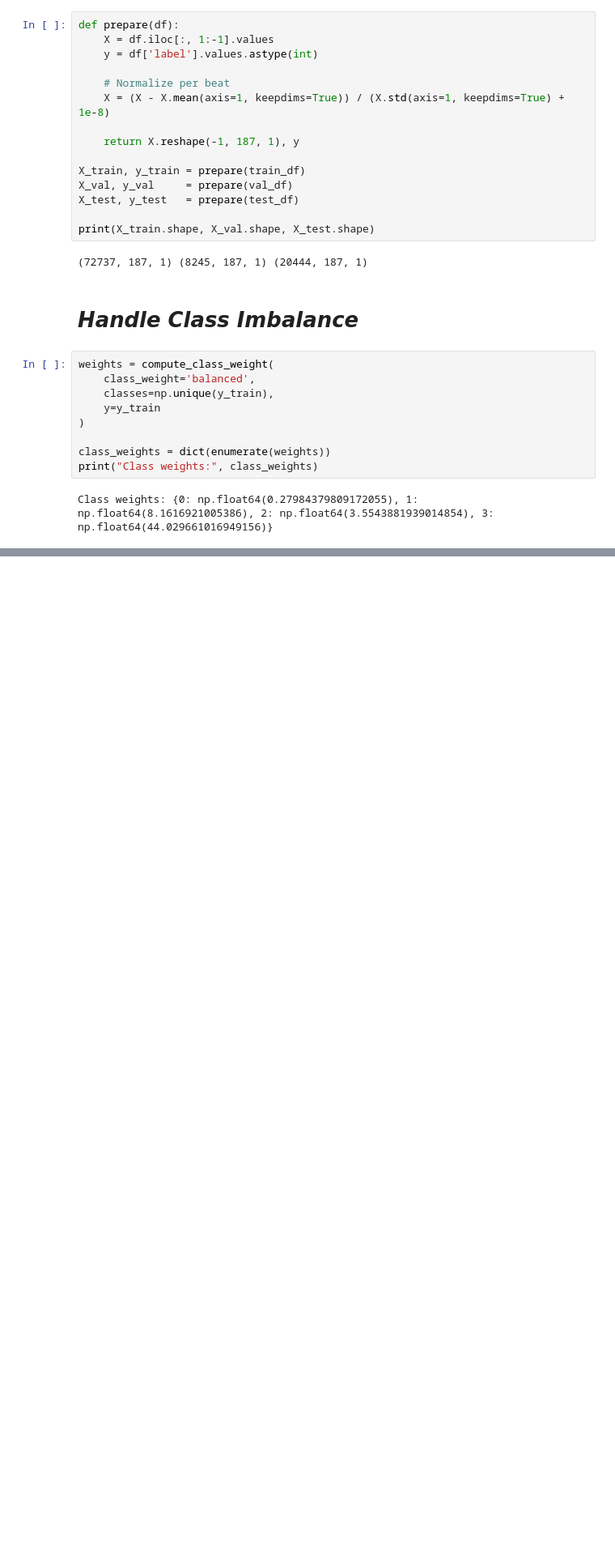
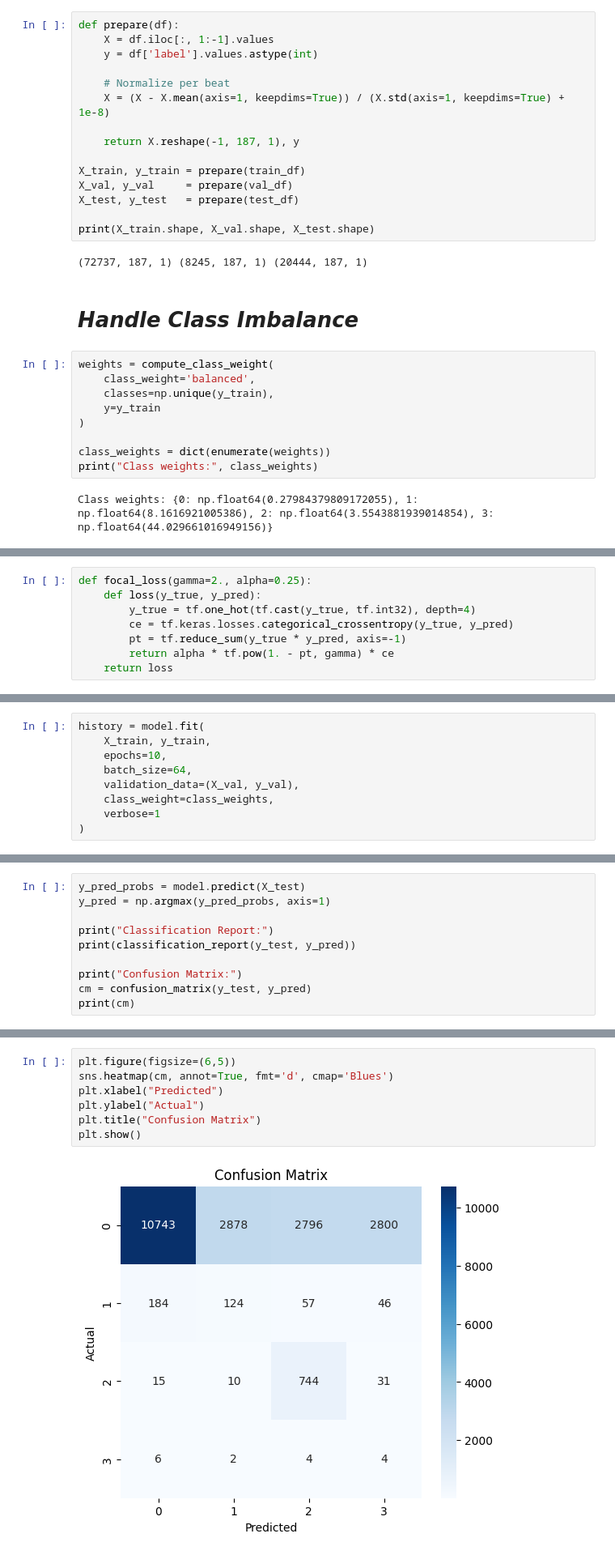
Before and after one commit to Nakib-Nasrullah/Heart_disease, a Jupyter notebook: Final_Defence_Test.ipynb, the cells around one changed output, grey strips where cells are left out. Shown at 81% size. Saved outputs shown, nothing was run; the diff lists cells and outputs as text; blank space fills up the shorter version.

```diff
--- a/Final_Defence_Test.ipynb
+++ b/Final_Defence_Test.ipynb
@@ -166,0 +153,8 @@ Class weights: {0: np.float64(0.27984379809172055), 1: np.float64(8.161692100538
+# %%
+def focal_loss(gamma=2., alpha=0.25):
+    def loss(y_true, y_pred):
+        y_true = tf.one_hot(tf.cast(y_true, tf.int32), depth=4)
+        ce = tf.keras.losses.categorical_crossentropy(y_true, y_pred)
+        pt = tf.reduce_sum(y_true * y_pred, axis=-1)
+        return alpha * tf.pow(1. - pt, gamma) * ce
+    return loss
@@ -166,0 +224,9 @@ Class weights: {0: np.float64(0.27984379809172055), 1: np.float64(8.161692100538
+# %%
+history = model.fit(
+    X_train, y_train,
+    epochs=10,
+    batch_size=64,
+    validation_data=(X_val, y_val),
+    class_weight=class_weights,
+    verbose=1
+)
@@ -166,0 +260,10 @@ Class weights: {0: np.float64(0.27984379809172055), 1: np.float64(8.161692100538
+# %%
+y_pred_probs = model.predict(X_test)
+y_pred = np.argmax(y_pred_probs, axis=1)
+
+print("Classification Report:")
+print(classification_report(y_test, y_pred))
+
+print("Confusion Matrix:")
+cm = confusion_matrix(y_test, y_pred)
+print(cm)
@@ -166,0 +291,9 @@ Class weights: {0: np.float64(0.27984379809172055), 1: np.float64(8.161692100538
+# %%
+plt.figure(figsize=(6,5))
+sns.heatmap(cm, annot=True, fmt='d', cmap='Blues')
+plt.xlabel("Predicted")
+plt.ylabel("Actual")
+plt.title("Confusion Matrix")
+plt.show()
+# %% [output]
+[figure, added]
```
Also changed, not shown: parts of 32 cells of this notebook.
